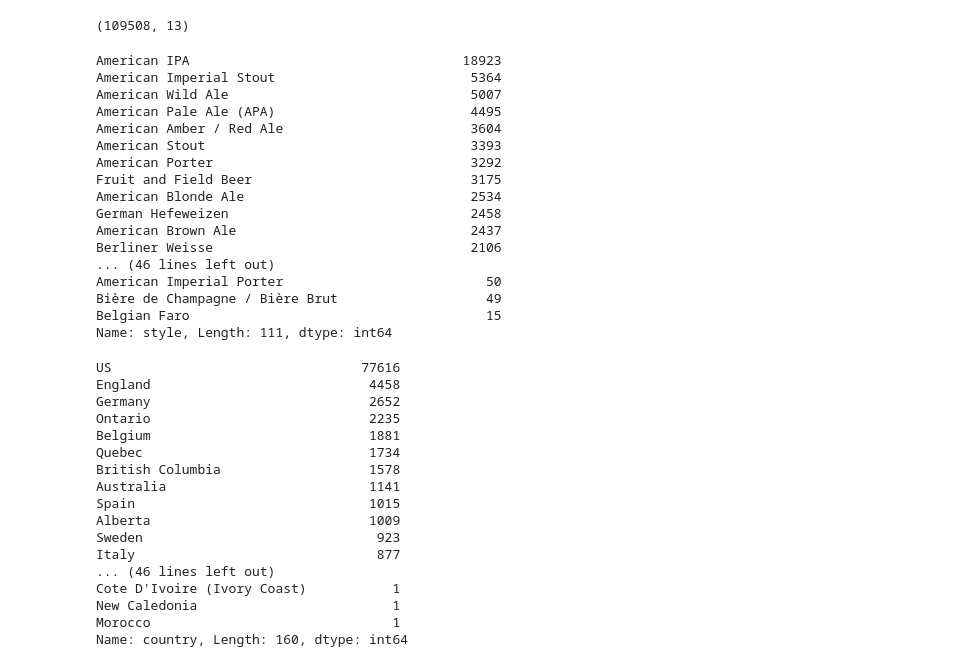
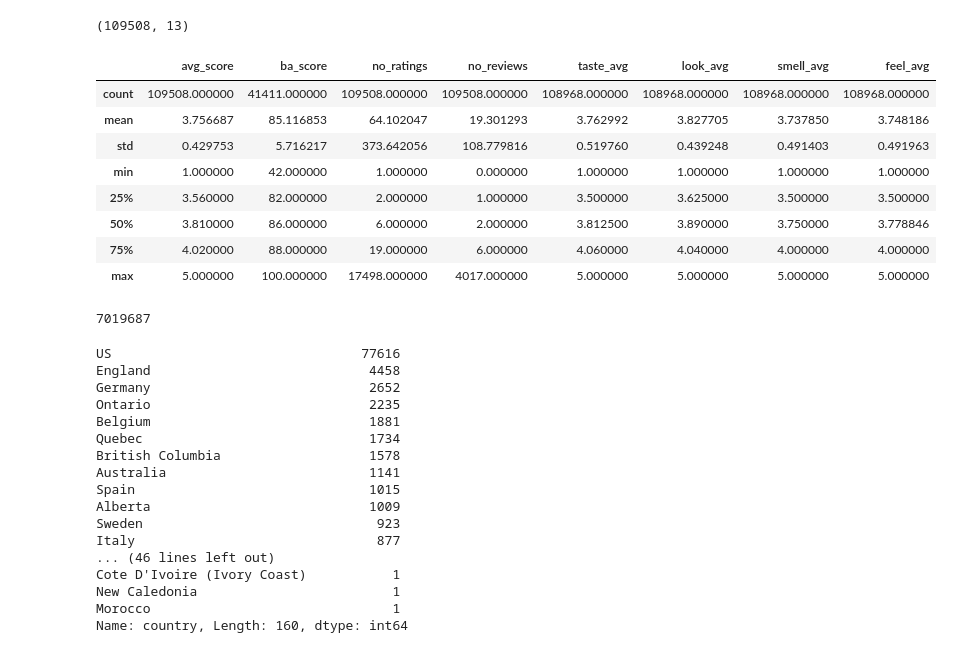
Before and after one commit to ssmithie/beer_recommender, a Jupyter notebook: Data_cleaning.ipynb, the cells around one changed output. Cells and saved outputs as stored; diff of their text form; code cells hidden in the pictures.

```diff
--- a/Data_cleaning.ipynb
+++ b/Data_cleaning.ipynb
@@ -909,6 +909,6 @@ len(sm_df)
 # %% [output]
 41869
 # %%
-test_df = pd.read_csv('full_no_null.csv', index_col=0)
+full_df = pd.read_csv('full_no_null.csv', index_col=0)
 test_df.shape
 # %% [output]
@@ -1005,26 +1005,22 @@ import plotly.graph_objects as go
 # fig = px.bar(test_df, x='style', y='no_reviews', barmode='group')
 # fig = go.Figure([go.Bar(x=test_df['style'], y=test_df['no_reviews'])])
 # fig.show()
-# %%
-test_df['style'].value_counts()
-# %% [output]
-American IPA                                   18923
-American Imperial Stout                         5364
-American Wild Ale                               5007
-American Pale Ale (APA)                         4495
-American Amber / Red Ale                        3604
-American Stout                                  3393
-American Porter                                 3292
-Fruit and Field Beer                            3175
-American Blonde Ale                             2534
-German Hefeweizen                               2458
-American Brown Ale                              2437
-Berliner Weisse                                 2106
-... (46 lines left out)
-American Imperial Porter                          50
-Bière de Champagne / Bière Brut                   49
-Belgian Faro                                      15
-Name: style, Length: 111, dtype: int64
+# %%
+test_df.describe()
+# %% [output]
+|  | avg_score | ba_score | no_ratings | no_reviews | taste_avg | look_avg | smell_avg | feel_avg |
+| count | 109508.000000 | 41411.000000 | 109508.000000 | 109508.000000 | 108968.000000 | 108968.000000 | 108968.000000 | 108968.000000 |
+| mean | 3.756687 | 85.116853 | 64.102047 | 19.301293 | 3.762992 | 3.827705 | 3.737850 | 3.748186 |
+| std | 0.429753 | 5.716217 | 373.642056 | 108.779816 | 0.519760 | 0.439248 | 0.491403 | 0.491963 |
+| min | 1.000000 | 42.000000 | 1.000000 | 0.000000 | 1.000000 | 1.000000 | 1.000000 | 1.000000 |
+| 25% | 3.560000 | 82.000000 | 2.000000 | 1.000000 | 3.500000 | 3.625000 | 3.500000 | 3.500000 |
+| 50% | 3.810000 | 86.000000 | 6.000000 | 2.000000 | 3.812500 | 3.890000 | 3.750000 | 3.778846 |
+| 75% | 4.020000 | 88.000000 | 19.000000 | 6.000000 | 4.060000 | 4.040000 | 4.000000 | 4.000000 |
+| max | 5.000000 | 100.000000 | 17498.000000 | 4017.000000 | 5.000000 | 5.000000 | 5.000000 | 5.000000 |
+# %%
+test_df.no_ratings.sum()
+# %% [output]
+7019687
 # %%
 test_df.country.value_counts()
 # %% [output]
```
Also changed, not shown: parts of 4 cells of this notebook, 4 other files.
